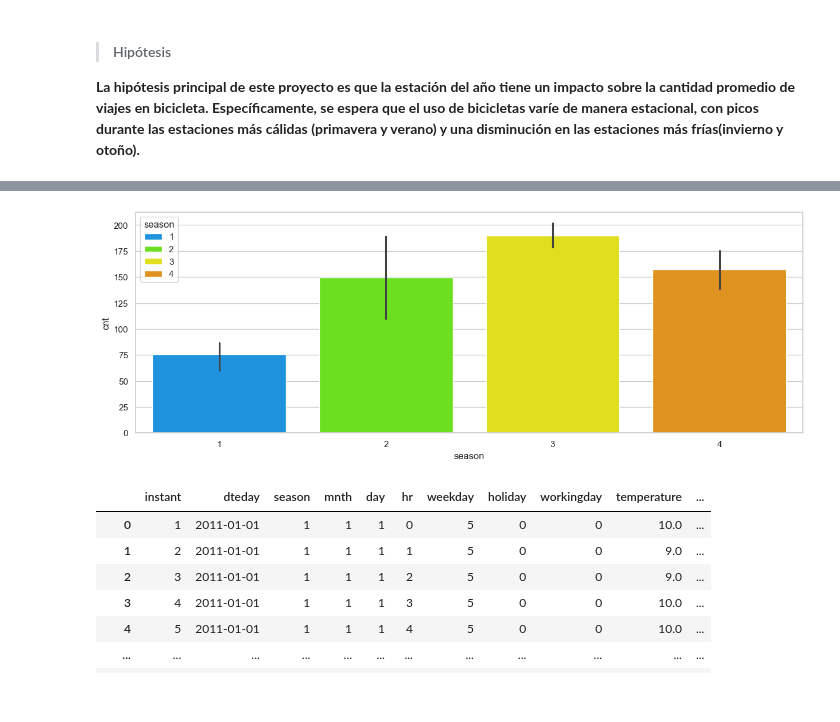
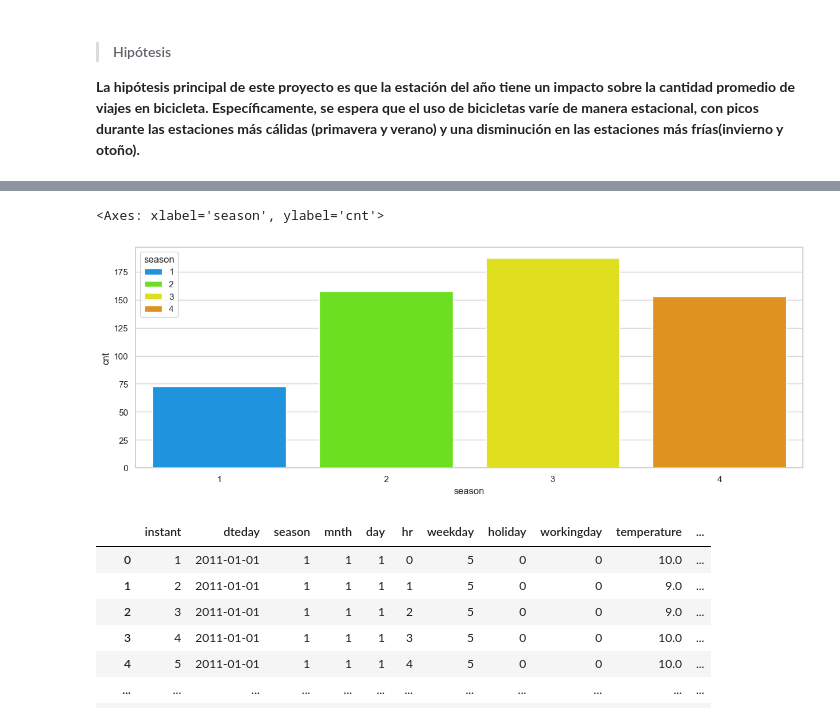
Before and after one commit to solfontan/Capital_Bikeshare_EDA, a Jupyter notebook: Datos_analisis.ipynb, the cells around one changed output, grey strips where cells are left out. Drawn from its saved outputs; the diff is of its cells as text; code cells hidden in the pictures.

```diff
--- a/Datos_analisis.ipynb
+++ b/Datos_analisis.ipynb
@@ -633,6 +640,6 @@ import numpy as np
 import matplotlib.pyplot as plt
 import seaborn as sns
 
-df2011 = pd.read_csv('./data/Dataset_clear_2011.csv', sep=',')
-df2011.head()
+df2011 = pd.read_csv('./data/Dataset_clear_2011.csv', sep=',', parse_dates=['dteday'])
+df2011.set_index('instant').head()
 # %% [output]
@@ -645,4 +653,4 @@ df2011.head()
 # %%
-df_pregunta1 = df2011.groupby(['season','mnth'],sort=False)[['cnt']].mean().reset_index()
-df_pregunta1
+dfH1 = df2011.groupby('season')[['cnt']].mean().reset_index()
+dfH1
 # %% [output]
@@ -708,11 +662,11 @@ df_pregunta1
 # %%
 plt.figure(figsize=(15,5))
 
 sns.set_theme(style="whitegrid")
-sns.barplot(data= df_pregunta1, x='season',y='cnt', hue='season', palette={1:'#0099FF',2: '#66FF00',3:'#FFFF00',4: '#FF9800'});
-# sns.move_legend(ax, "upper left");
+sns.barplot(data= dfH1, x='season',y='cnt', hue='season', palette={1:'#0099FF',2: '#66FF00',3:'#FFFF00',4: '#FF9800'});
 # %% [output]
+<Axes: xlabel='season', ylabel='cnt'>
-[figure, old version]
+[figure, new version]
 # %%
 df2011['seasonteam'] = df2011['season'].replace({1:'frio',2:'calido',3:'calido',4:'frio'})
 df2011
```
Also changed, not shown: parts of 30 cells of this notebook, 2 other files.
